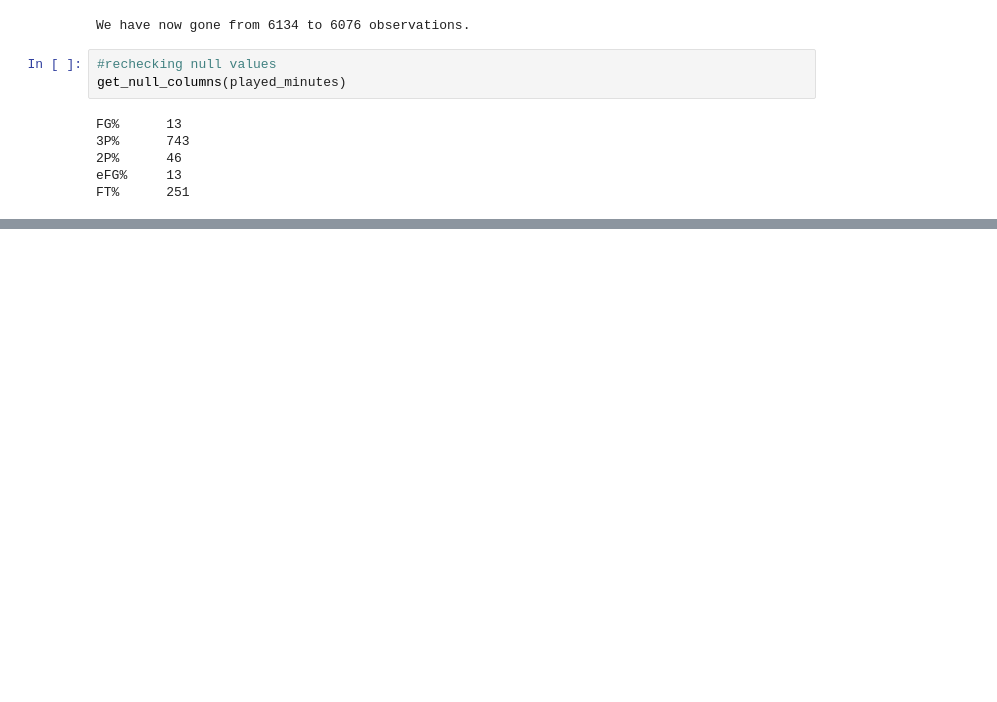
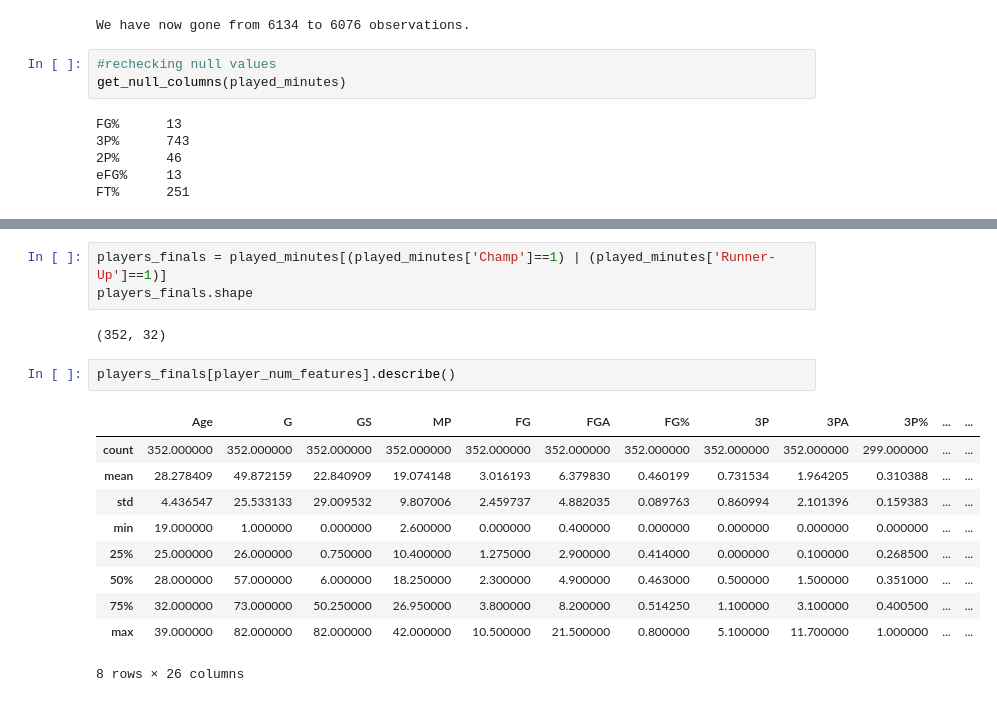
Before and after one commit to siawayforward/offense_wins_championships, a Jupyter notebook: EDA_missing_vals.ipynb, the cells around one changed output, grey strips where cells are left out. Drawn from its saved outputs; the diff is of its cells as text; blank space fills up the shorter version.

Commit message:
splitting finals appearances for players

```diff
--- a/EDA_missing_vals.ipynb
+++ b/EDA_missing_vals.ipynb
@@ -146,0 +151,18 @@ FT%      251
+# %%
+players_finals = played_minutes[(played_minutes['Champ']==1) | (played_minutes['Runner-Up']==1)]
+players_finals.shape
+# %% [output]
+(352, 32)
+# %%
+players_finals[player_num_features].describe()
+# %% [output]
+|  | Age | G | GS | MP | FG | FGA | FG% | 3P | 3PA | 3P% | ... | ... |
+| count | 352.000000 | 352.000000 | 352.000000 | 352.000000 | 352.000000 | 352.000000 | 352.000000 | 352.000000 | 352.000000 | 299.000000 | ... | ... |
+| mean | 28.278409 | 49.872159 | 22.840909 | 19.074148 | 3.016193 | 6.379830 | 0.460199 | 0.731534 | 1.964205 | 0.310388 | ... | ... |
+| std | 4.436547 | 25.533133 | 29.009532 | 9.807006 | 2.459737 | 4.882035 | 0.089763 | 0.860994 | 2.101396 | 0.159383 | ... | ... |
+| min | 19.000000 | 1.000000 | 0.000000 | 2.600000 | 0.000000 | 0.400000 | 0.000000 | 0.000000 | 0.000000 | 0.000000 | ... | ... |
+| 25% | 25.000000 | 26.000000 | 0.750000 | 10.400000 | 1.275000 | 2.900000 | 0.414000 | 0.000000 | 0.100000 | 0.268500 | ... | ... |
+| 50% | 28.000000 | 57.000000 | 6.000000 | 18.250000 | 2.300000 | 4.900000 | 0.463000 | 0.500000 | 1.500000 | 0.351000 | ... | ... |
+| 75% | 32.000000 | 73.000000 | 50.250000 | 26.950000 | 3.800000 | 8.200000 | 0.514250 | 1.100000 | 3.100000 | 0.400500 | ... | ... |
+| max | 39.000000 | 82.000000 | 82.000000 | 42.000000 | 10.500000 | 21.500000 | 0.800000 | 5.100000 | 11.700000 | 1.000000 | ... | ... |
+8 rows × 26 columns
```
Also changed, not shown: parts of 4 cells of this notebook.
